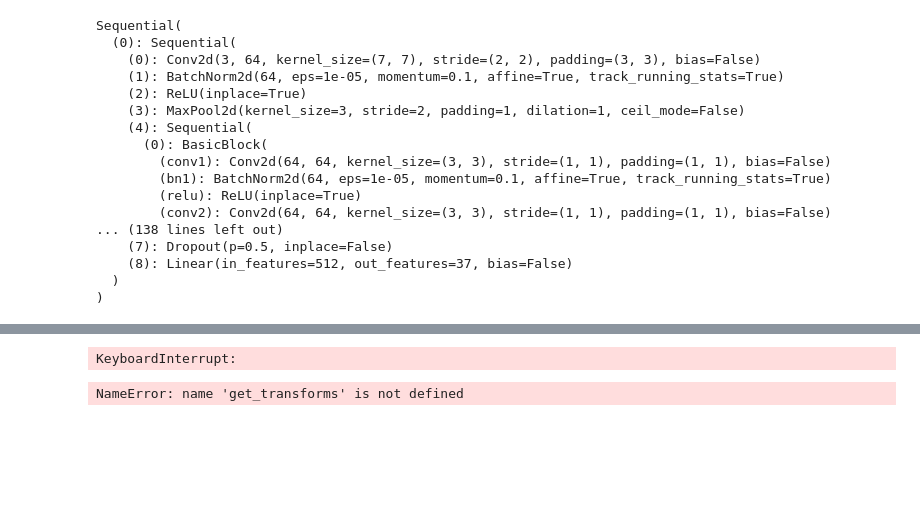
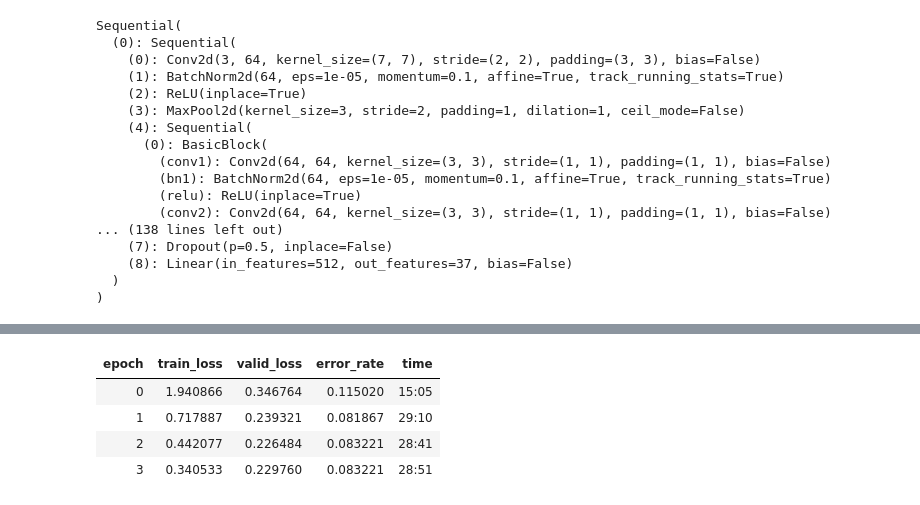
Before and after one commit to Xudong-Mao/Code1, a Jupyter notebook: test.ipynb, the cells around one changed output, grey strips where cells are left out. Drawn from its saved outputs; the diff is of its cells as text; code cells hidden in the pictures; blank space fills up the shorter version.

```diff
--- a/test.ipynb
+++ b/test.ipynb
@@ -76,5 +76,5 @@ Sequential(
 os.environ['KMP_DUPLICATE_LIB_OK'] = 'TRUE'
 # %%
 # 先训练4轮
-learn.fit_one_cycle(1)
+learn.fit_one_cycle(4)
 # %% [output]
@@ -82 +81,5 @@ learn.fit_one_cycle(1)
-KeyboardInterrupt:
+| epoch | train_loss | valid_loss | error_rate | time |
+| 0 | 1.940866 | 0.346764 | 0.115020 | 15:05 |
+| 1 | 0.717887 | 0.239321 | 0.081867 | 29:10 |
+| 2 | 0.442077 | 0.226484 | 0.083221 | 28:41 |
+| 3 | 0.340533 | 0.229760 | 0.083221 | 28:51 |
@@ -88,5 +85,0 @@ from fastai.vision import *
-# %%
-mnist = untar_data(URLs.MNIST_TINY)
-tfms = get_transforms(do_flip=False)
-# %% [output]
-NameError: name 'get_transforms' is not defined
```
Also changed, not shown: parts of 19 cells of this notebook.
